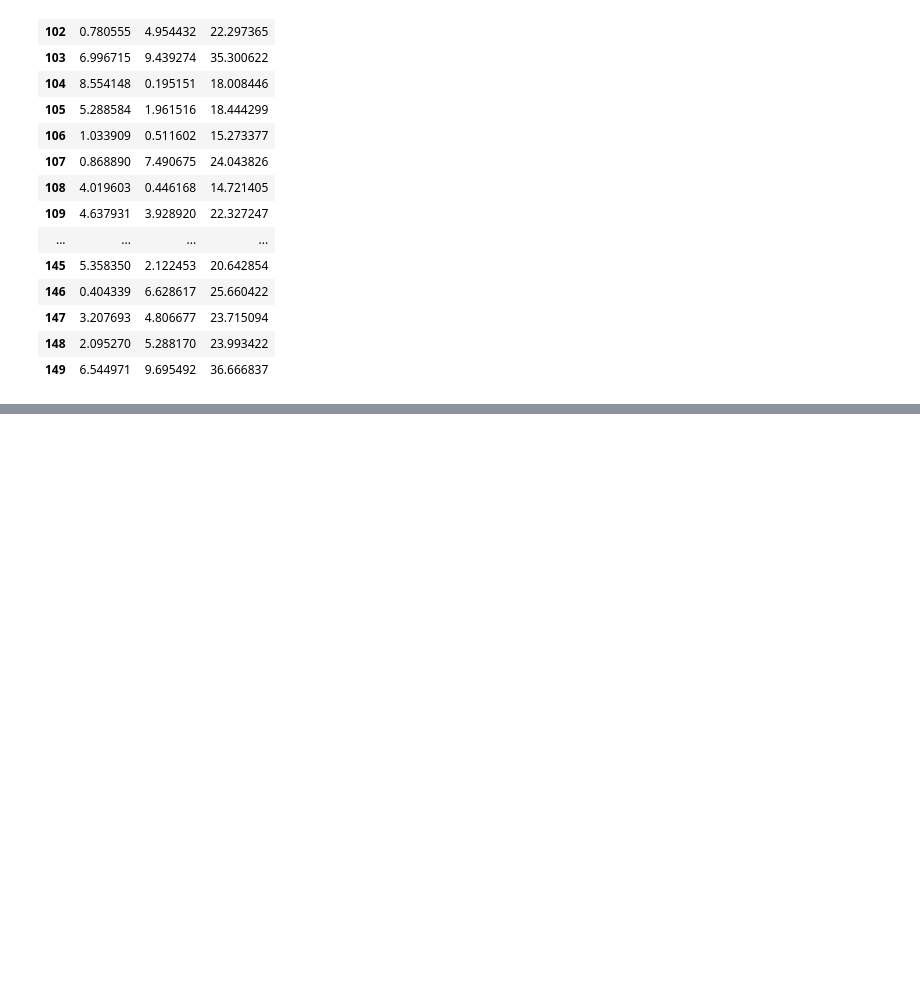
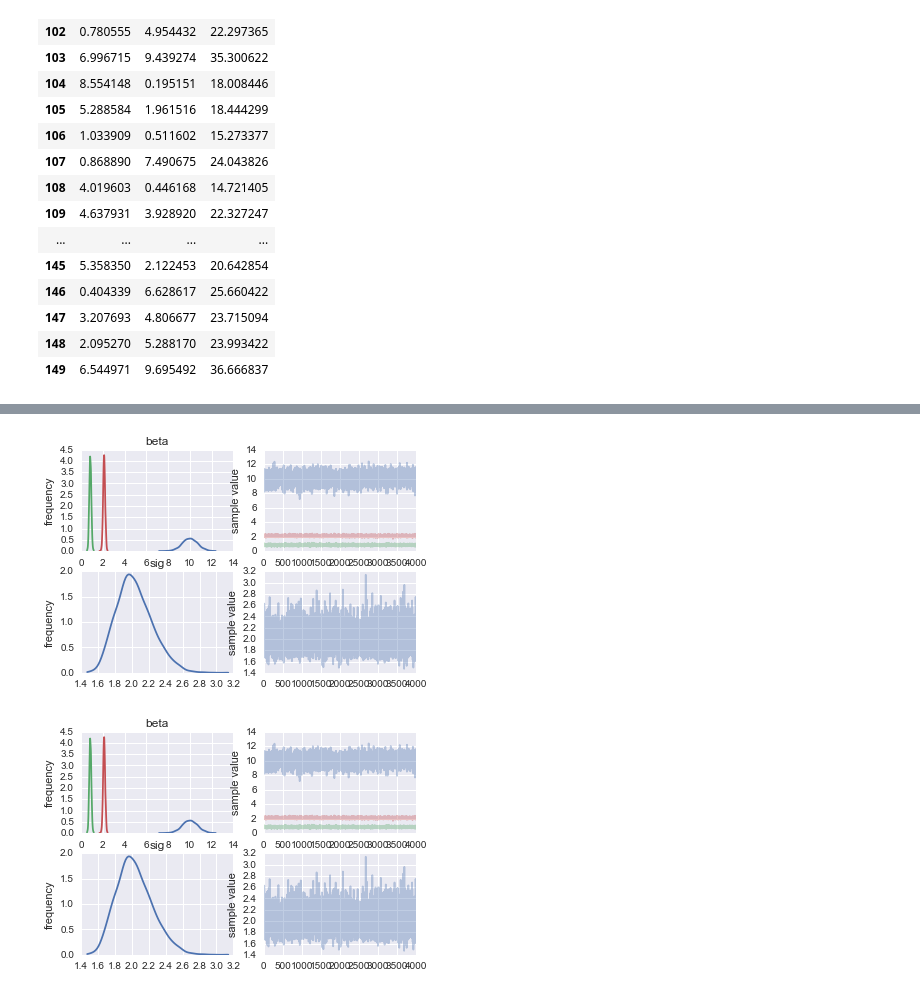
Before and after one commit to currypan/files, a Jupyter notebook: chapter18_ex.ipynb, the cells around one changed output, grey strips where cells are left out. Saved outputs shown, nothing was run; the diff lists cells and outputs as text; code cells hidden in the pictures; blank space fills up the shorter version.

```diff
--- a/chapter18_ex.ipynb
+++ b/chapter18_ex.ipynb
@@ -303,0 +299,5 @@ ax.plot(np.array(Mydata.iloc[100:150,]['x1']),np.array(Mydata.iloc[100:150,]['x2
+# %%
+fit.plot()
+# %% [output]
+[figure, added]
+[figure, added]
```
Also changed, not shown: parts of 40 cells of this notebook.
